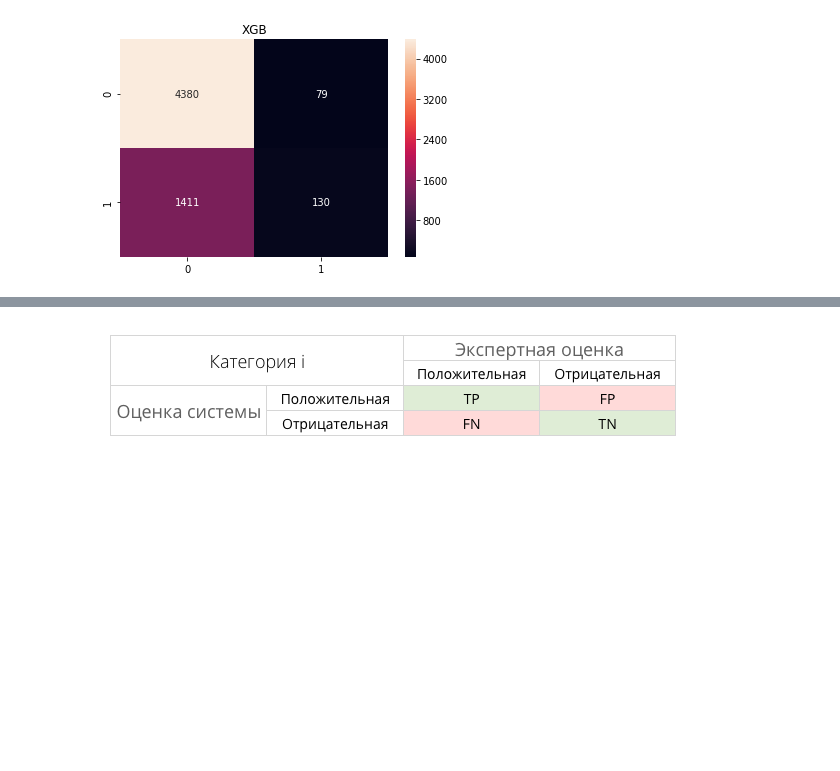
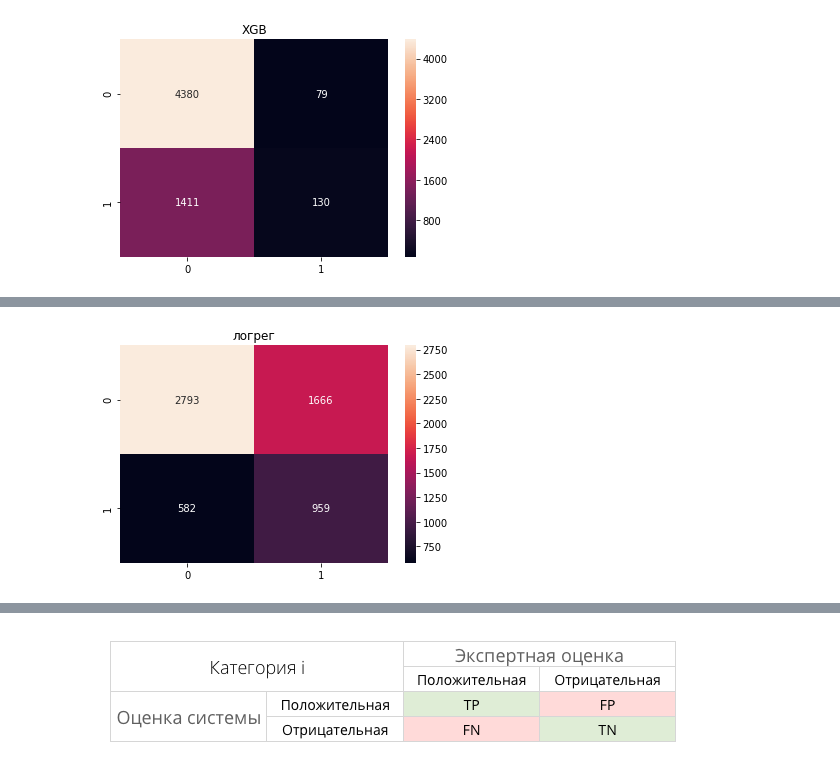
Before and after one commit to maximenkooo/ChurnPrediction, a Jupyter notebook: ChurnPrediction.ipynb, the cells around one changed output, grey strips where cells are left out. Saved outputs shown, nothing was run; the diff lists cells and outputs as text; code cells hidden in the pictures; blank space fills up the shorter version.

```diff
--- a/ChurnPrediction.ipynb
+++ b/ChurnPrediction.ipynb
@@ -351,0 +308,9 @@ for name, model in tqdm_notebook(models):
+# %%
+y = train['label']
+X = train.drop(columns=['label'])
+log_X = np.log10(X)
+log_X = log_X.replace([np.inf, -np.inf], np.nan).fillna(0)
+
+plot_conf_matrix(log_X,y,LogisticRegression(class_weight='balanced'),'логрег')
+# %% [output]
+[figure, added]
```
Also changed, not shown: parts of 31 cells of this notebook.
